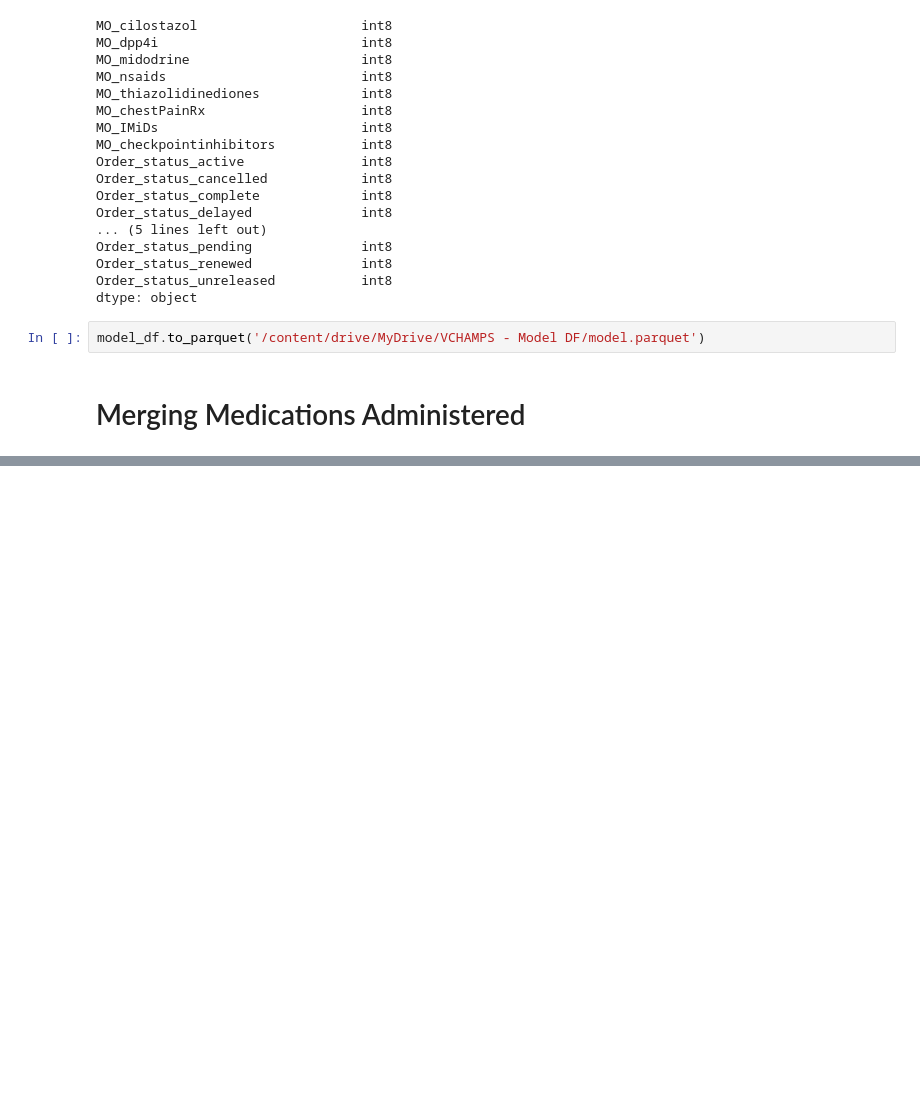
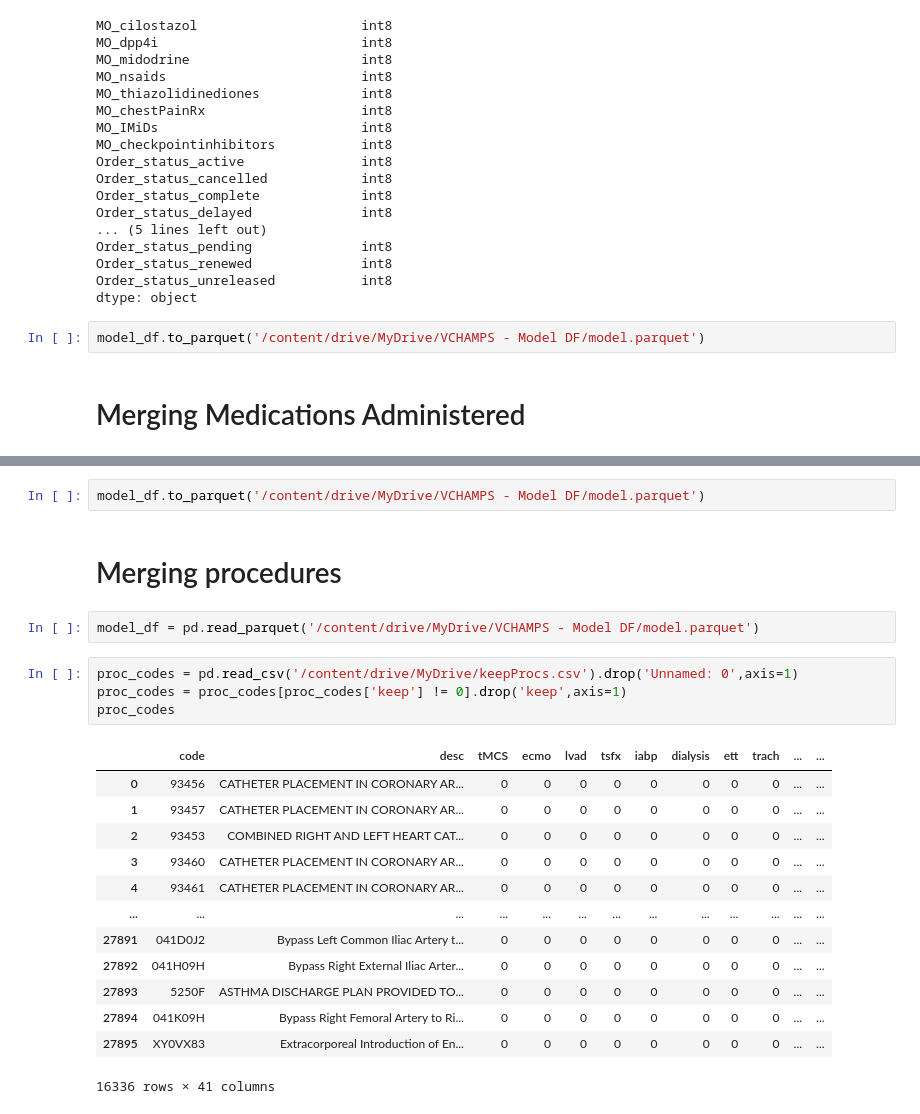
Before and after one commit to victormurcia/VCHAMPS, a Jupyter notebook: VCHAMPS_Model_Preparation.ipynb, the cells around one changed output, grey strips where cells are left out. Drawn from its saved outputs; the diff is of its cells as text; blank space fills up the shorter version.

```diff
--- a/VCHAMPS_Model_Preparation.ipynb
+++ b/VCHAMPS_Model_Preparation.ipynb
@@ -1102,0 +1223,24 @@ medications_administered
+# %%
+model_df.to_parquet('/content/drive/MyDrive/VCHAMPS - Model DF/model.parquet')
+# %% [markdown]
+# Merging procedures
+# %%
+model_df = pd.read_parquet('/content/drive/MyDrive/VCHAMPS - Model DF/model.parquet')
+# %%
+proc_codes = pd.read_csv('/content/drive/MyDrive/keepProcs.csv').drop('Unnamed: 0',axis=1)
+proc_codes = proc_codes[proc_codes['keep'] != 0].drop('keep',axis=1)
+proc_codes
+# %% [output]
+|  | code | desc | tMCS | ecmo | lvad | tsfx | iabp | dialysis | ett | trach | ... | ... |
+| 0 | 93456 | CATHETER PLACEMENT IN CORONARY AR... | 0 | 0 | 0 | 0 | 0 | 0 | 0 | 0 | ... | ... |
+| 1 | 93457 | CATHETER PLACEMENT IN CORONARY AR... | 0 | 0 | 0 | 0 | 0 | 0 | 0 | 0 | ... | ... |
+| 2 | 93453 | COMBINED RIGHT AND LEFT HEART CAT... | 0 | 0 | 0 | 0 | 0 | 0 | 0 | 0 | ... | ... |
+| 3 | 93460 | CATHETER PLACEMENT IN CORONARY AR... | 0 | 0 | 0 | 0 | 0 | 0 | 0 | 0 | ... | ... |
+| 4 | 93461 | CATHETER PLACEMENT IN CORONARY AR... | 0 | 0 | 0 | 0 | 0 | 0 | 0 | 0 | ... | ... |
+| ... | ... | ... | ... | ... | ... | ... | ... | ... | ... | ... | ... | ... |
+| 27891 | 041D0J2 | Bypass Left Common Iliac Artery t... | 0 | 0 | 0 | 0 | 0 | 0 | 0 | 0 | ... | ... |
+| 27892 | 041H09H | Bypass Right External Iliac Arter... | 0 | 0 | 0 | 0 | 0 | 0 | 0 | 0 | ... | ... |
+| 27893 | 5250F | ASTHMA DISCHARGE PLAN PROVIDED TO... | 0 | 0 | 0 | 0 | 0 | 0 | 0 | 0 | ... | ... |
+| 27894 | 041K09H | Bypass Right Femoral Artery to Ri... | 0 | 0 | 0 | 0 | 0 | 0 | 0 | 0 | ... | ... |
+| 27895 | XY0VX83 | Extracorporeal Introduction of En... | 0 | 0 | 0 | 0 | 0 | 0 | 0 | 0 | ... | ... |
+16336 rows × 41 columns
```
Also changed, not shown: parts of 42 cells of this notebook.
